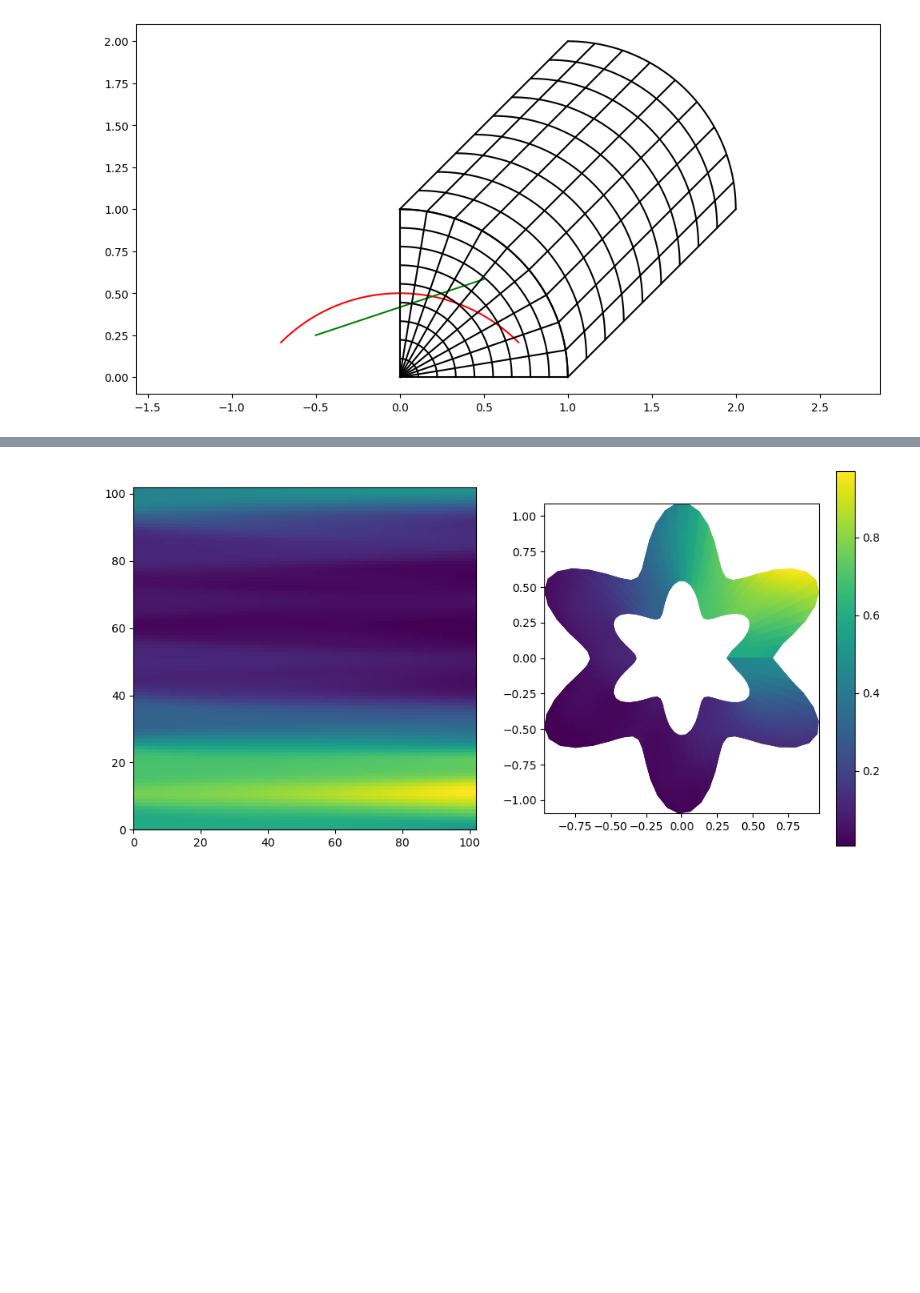
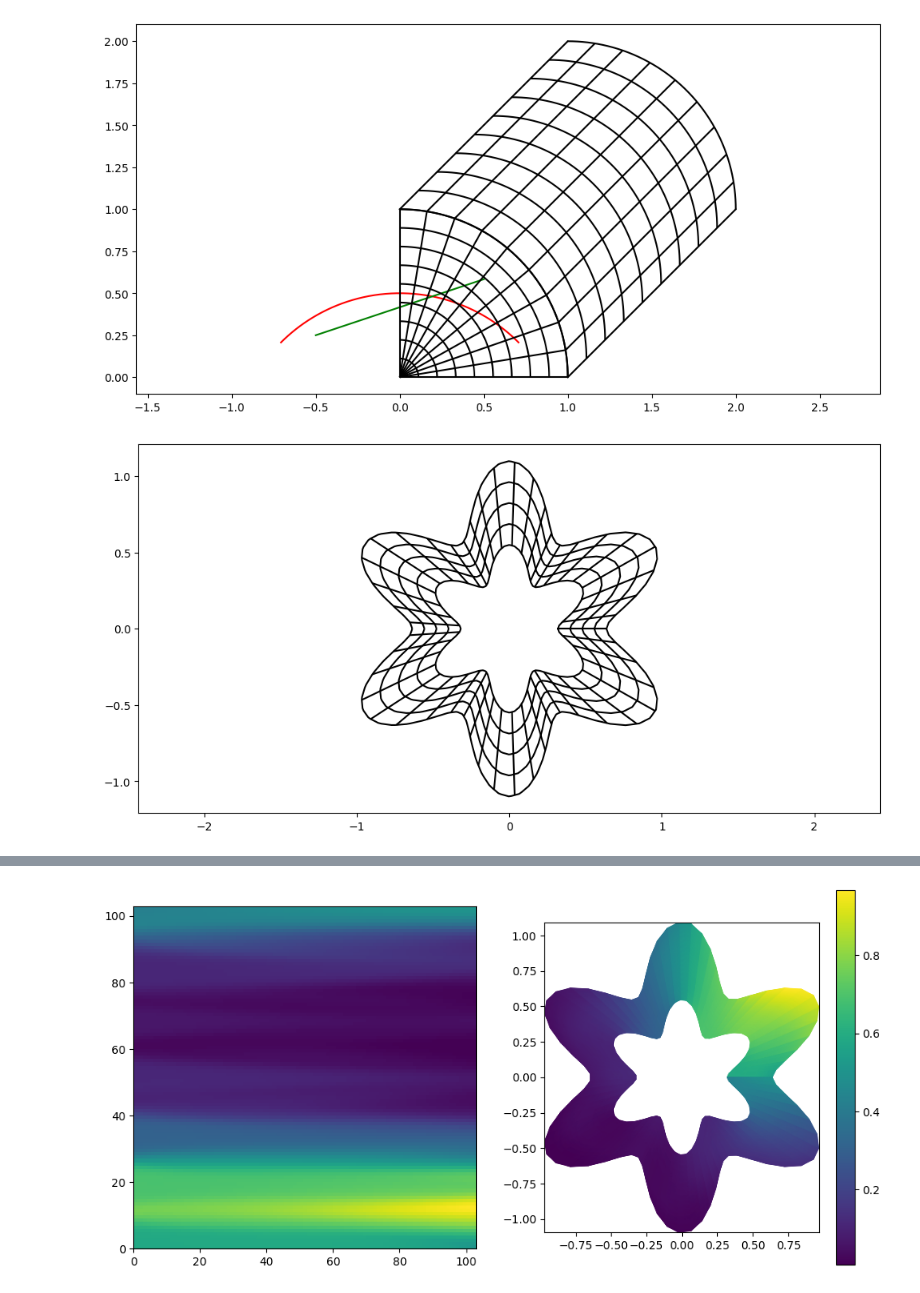
Before and after one commit to kevin866/pyiga, a Jupyter notebook: notebooks/nurbs_super.ipynb, the cells around one changed output, grey strips where cells are left out. Cells and saved outputs as stored; diff of their text form; code cells hidden in the pictures; blank space fills up the shorter version.

```diff
--- a/notebooks/nurbs_super.ipynb
+++ b/notebooks/nurbs_super.ipynb
@@ -80,6 +81,14 @@ vis.plot_geo(geometry.outer_product(f, g))
 axis('equal');
 # %% [output]
 [figure]
+# %%
+g = geometry.line_segment([0.5,0.5], [1,1])
+geo = geometry.outer_product(nurbs, g)
+grid = (np.linspace(0.0, 1.0, 8),)
+vis.plot_geo(geo, gridx = 50, gridy = 5, grid = grid, res = 400)
+axis('equal');
+# %% [output]
+[figure, added]
 # %%
 g = geometry.line_segment([0.5,0.5], [1,1])
 geo = geometry.outer_product(nurbs, g)
```
Also changed, not shown: parts of 5 cells of this notebook, 1 other file.
